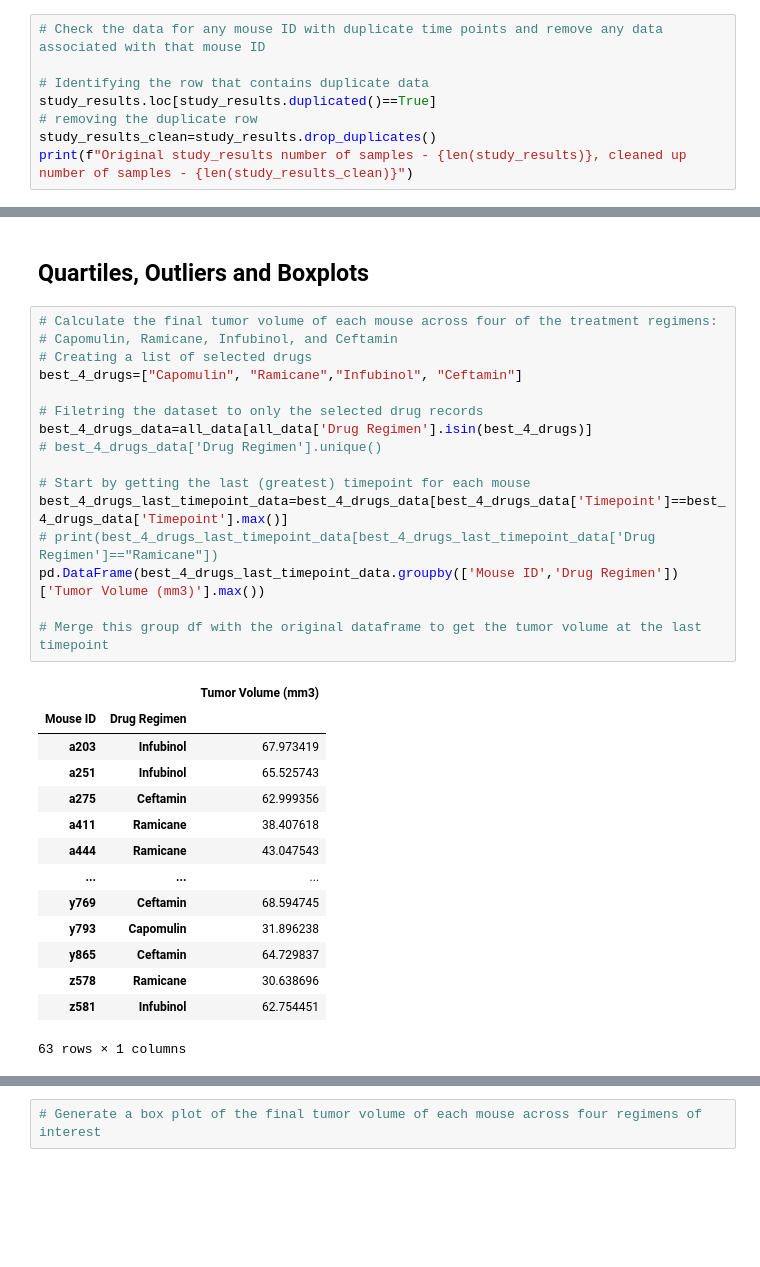
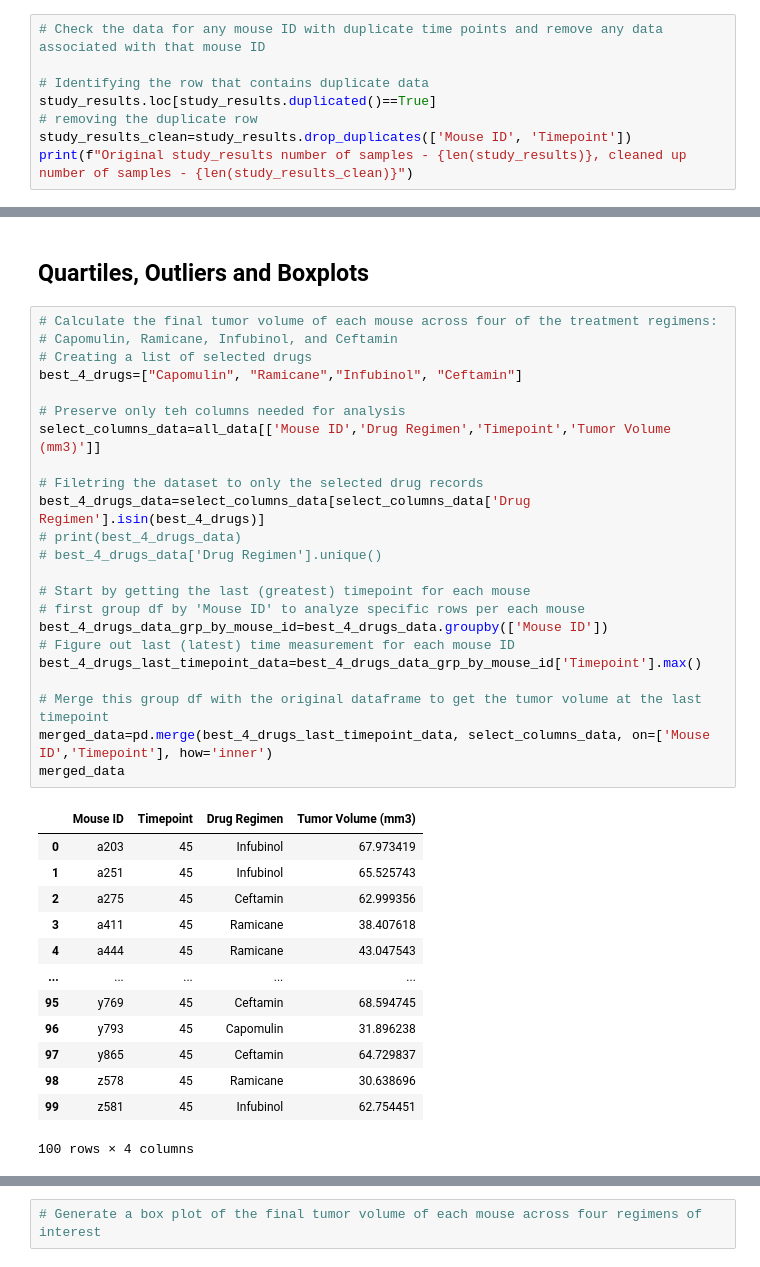
Before and after one commit to i-am-phoenix/rice-btcmp-hw5-matplotlib-challenge, a Jupyter notebook: pymaceuticals_starter.ipynb, the cells around one changed output, grey strips where cells are left out. Cells and saved outputs as stored; diff of their text form; blank space fills up the shorter version.

```diff
--- a/pymaceuticals_starter.ipynb
+++ b/pymaceuticals_starter.ipynb
@@ -40,6 +40,6 @@ study_results.head()
 # Identifying the row that contains duplicate data
 study_results.loc[study_results.duplicated()==True]
 # removing the duplicate row
-study_results_clean=study_results.drop_duplicates()
+study_results_clean=study_results.drop_duplicates(['Mouse ID', 'Timepoint'])
 print(f"Original study_results number of samples - {len(study_results)}, cleaned up number of samples - {len(study_results_clean)}")
 # %% [output]
@@ -249,34 +252,40 @@ Text(0, 0.5, 'Percentage of Male vs Female Mice')
 # %%
 # Calculate the final tumor volume of each mouse across four of the treatment regimens:
 # Capomulin, Ramicane, Infubinol, and Ceftamin
 # Creating a list of selected drugs
 best_4_drugs=["Capomulin", "Ramicane","Infubinol", "Ceftamin"]
 
+# Preserve only teh columns needed for analysis
+select_columns_data=all_data[['Mouse ID','Drug Regimen','Timepoint','Tumor Volume (mm3)']]
+
 # Filetring the dataset to only the selected drug records
-best_4_drugs_data=all_data[all_data['Drug Regimen'].isin(best_4_drugs)]
+best_4_drugs_data=select_columns_data[select_columns_data['Drug Regimen'].isin(best_4_drugs)]
+# print(best_4_drugs_data)
 # best_4_drugs_data['Drug Regimen'].unique()
 
 # Start by getting the last (greatest) timepoint for each mouse
-best_4_drugs_last_timepoint_data=best_4_drugs_data[best_4_drugs_data['Timepoint']==best_4_drugs_data['Timepoint'].max()]
-# print(best_4_drugs_last_timepoint_data[best_4_drugs_last_timepoint_data['Drug Regimen']=="Ramicane"])
-pd.DataFrame(best_4_drugs_last_timepoint_data.groupby(['Mouse ID','Drug Regimen'])['Tumor Volume (mm3)'].max())
+# first group df by 'Mouse ID' to analyze specific rows per each mouse
+best_4_drugs_data_grp_by_mouse_id=best_4_drugs_data.groupby(['Mouse ID'])
+# Figure out last (latest) time measurement for each mouse ID
+best_4_drugs_last_timepoint_data=best_4_drugs_data_grp_by_mouse_id['Timepoint'].max()
 
 # Merge this group df with the original dataframe to get the tumor volume at the last timepoint
+merged_data=pd.merge(best_4_drugs_last_timepoint_data, select_columns_data, on=['Mouse ID','Timepoint'], how='inner')
+merged_data
 # %% [output]
-|  |  | Tumor Volume (mm3) |
-| Mouse ID | Drug Regimen |  |
-| a203 | Infubinol | 67.973419 |
-| a251 | Infubinol | 65.525743 |
-| a275 | Ceftamin | 62.999356 |
-| a411 | Ramicane | 38.407618 |
-| a444 | Ramicane | 43.047543 |
-| ... | ... | ... |
-| y769 | Ceftamin | 68.594745 |
-| y793 | Capomulin | 31.896238 |
-| y865 | Ceftamin | 64.729837 |
-| z578 | Ramicane | 30.638696 |
-| z581 | Infubinol | 62.754451 |
+|  | Mouse ID | Timepoint | Drug Regimen | Tumor Volume (mm3) |
+| 0 | a203 | 45 | Infubinol | 67.973419 |
+| 1 | a251 | 45 | Infubinol | 65.525743 |
+| 2 | a275 | 45 | Ceftamin | 62.999356 |
+| 3 | a411 | 45 | Ramicane | 38.407618 |
+| 4 | a444 | 45 | Ramicane | 43.047543 |
+| ... | ... | ... | ... | ... |
+| 95 | y769 | 45 | Ceftamin | 68.594745 |
+| 96 | y793 | 45 | Capomulin | 31.896238 |
+| 97 | y865 | 45 | Ceftamin | 64.729837 |
+| 98 | z578 | 45 | Ramicane | 30.638696 |
+| 99 | z581 | 45 | Infubinol | 62.754451 |
-63 rows × 1 columns
+100 rows × 4 columns
 # %%
 # Put treatments into a list for for loop (and later for plot labels)
 best_4_drugs=["Capomulin", "Ramicane","Infubinol", "Ceftamin"]
```
Also changed, not shown: parts of 10 cells of this notebook.
